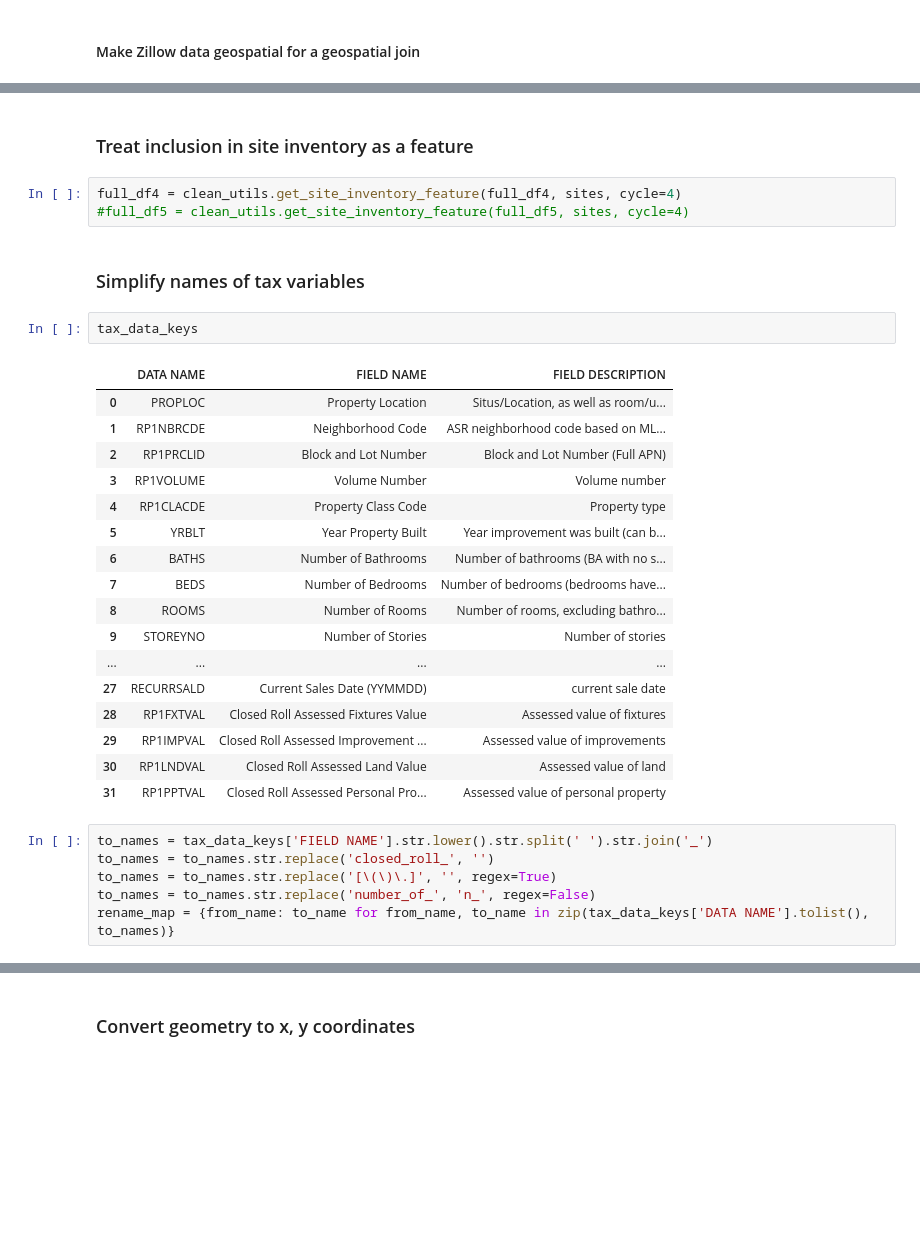
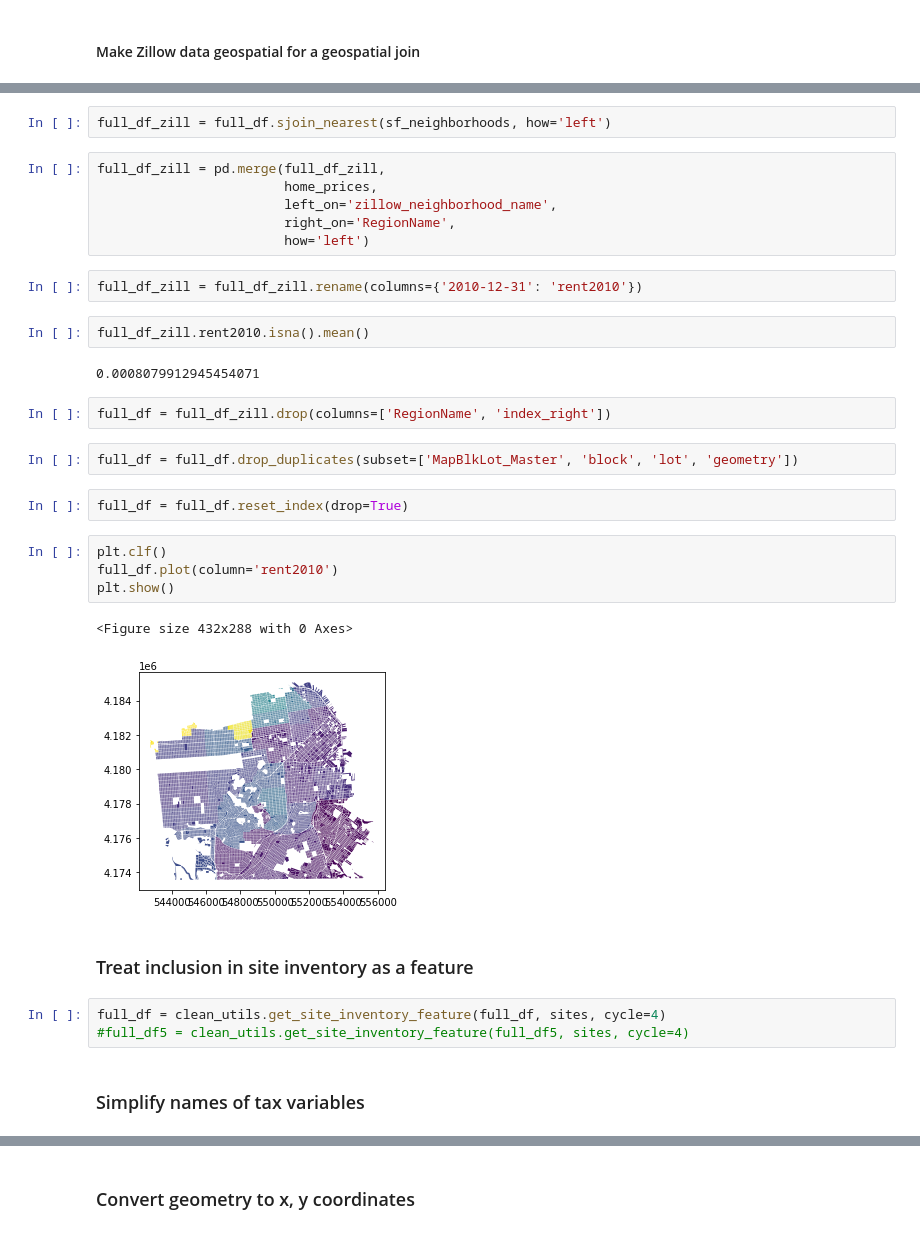
Before and after one commit to sdamerdji/dissertation, a Jupyter notebook: pdev/clean3.ipynb, the cells around one changed output, grey strips where cells are left out. Saved outputs shown, nothing was run; the diff lists cells and outputs as text; blank space fills up the shorter version.

```diff
--- a/pdev/clean3.ipynb
+++ b/pdev/clean3.ipynb
@@ -478,33 +342,34 @@ plt.show()
+# %%
+full_df_zill = full_df.sjoin_nearest(sf_neighborhoods, how='left')
+# %%
+full_df_zill = pd.merge(full_df_zill,
+                        home_prices,
+                        left_on='zillow_neighborhood_name',
+                        right_on='RegionName',
+                        how='left')
+# %%
+full_df_zill = full_df_zill.rename(columns={'2010-12-31': 'rent2010'})
+# %%
+full_df_zill.rent2010.isna().mean()
+# %% [output]
+0.0008079912945454071
+# %%
+full_df = full_df_zill.drop(columns=['RegionName', 'index_right'])
+# %%
+full_df = full_df.drop_duplicates(subset=['MapBlkLot_Master', 'block', 'lot', 'geometry'])
+# %%
+full_df = full_df.reset_index(drop=True)
+# %%
+plt.clf()
+full_df.plot(column='rent2010')
+plt.show()
+# %% [output]
+<Figure size 432x288 with 0 Axes>
+[figure, added]
 # %% [markdown]
 ### Treat inclusion in site inventory as a feature
 # %%
-full_df4 = clean_utils.get_site_inventory_feature(full_df4, sites, cycle=4)
+full_df = clean_utils.get_site_inventory_feature(full_df, sites, cycle=4)
 #full_df5 = clean_utils.get_site_inventory_feature(full_df5, sites, cycle=4)
 # %% [markdown]
 ### Simplify names of tax variables
-# %%
-tax_data_keys
-# %% [output]
-|  | DATA NAME | FIELD NAME | FIELD DESCRIPTION |
-| 0 | PROPLOC | Property Location | Situs/Location, as well as room/u... |
-| 1 | RP1NBRCDE | Neighborhood Code | ASR neighborhood code based on ML... |
-| 2 | RP1PRCLID | Block and Lot Number | Block and Lot Number (Full APN) |
-| 3 | RP1VOLUME | Volume Number | Volume number |
-| 4 | RP1CLACDE | Property Class Code | Property type |
-| 5 | YRBLT | Year Property Built | Year improvement was built (can b... |
-| 6 | BATHS | Number of Bathrooms | Number of bathrooms (BA with no s... |
-| 7 | BEDS | Number of Bedrooms | Number of bedrooms (bedrooms have... |
-| 8 | ROOMS | Number of Rooms | Number of rooms, excluding bathro... |
-| 9 | STOREYNO | Number of Stories | Number of stories |
-| ... | ... | ... | ... |
-| 27 | RECURRSALD | Current Sales Date (YYMMDD) | current sale date |
-| 28 | RP1FXTVAL | Closed Roll Assessed Fixtures Value | Assessed value of fixtures |
-| 29 | RP1IMPVAL | Closed Roll Assessed Improvement ... | Assessed value of improvements |
-| 30 | RP1LNDVAL | Closed Roll Assessed Land Value | Assessed value of land |
-| 31 | RP1PPTVAL | Closed Roll Assessed Personal Pro... | Assessed value of personal property |
-# %%
-to_names = tax_data_keys['FIELD NAME'].str.lower().str.split(' ').str.join('_')
-to_names = to_names.str.replace('closed_roll_', '')
-to_names = to_names.str.replace('[\(\)\.]', '', regex=True)
-to_names = to_names.str.replace('number_of_', 'n_', regex=False)
-rename_map = {from_name: to_name for from_name, to_name in zip(tax_data_keys['DATA NAME'].tolist(), to_names)}
```
Also changed, not shown: parts of 165 cells of this notebook, 4 other files.
